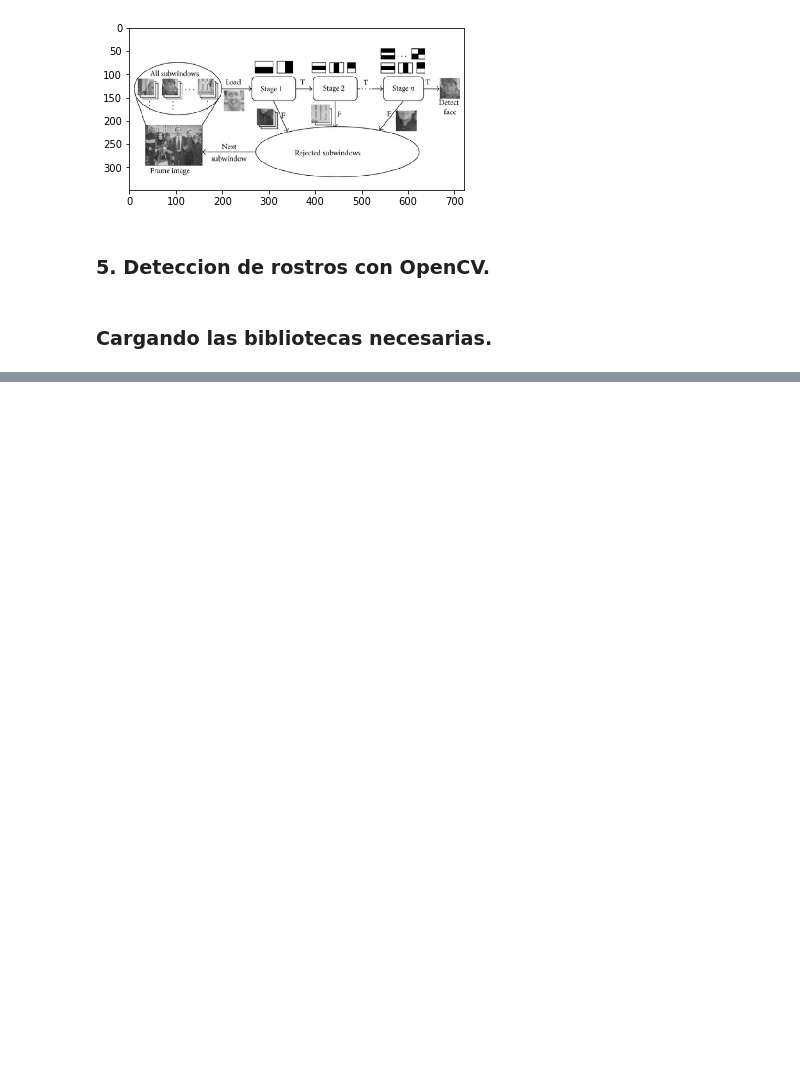
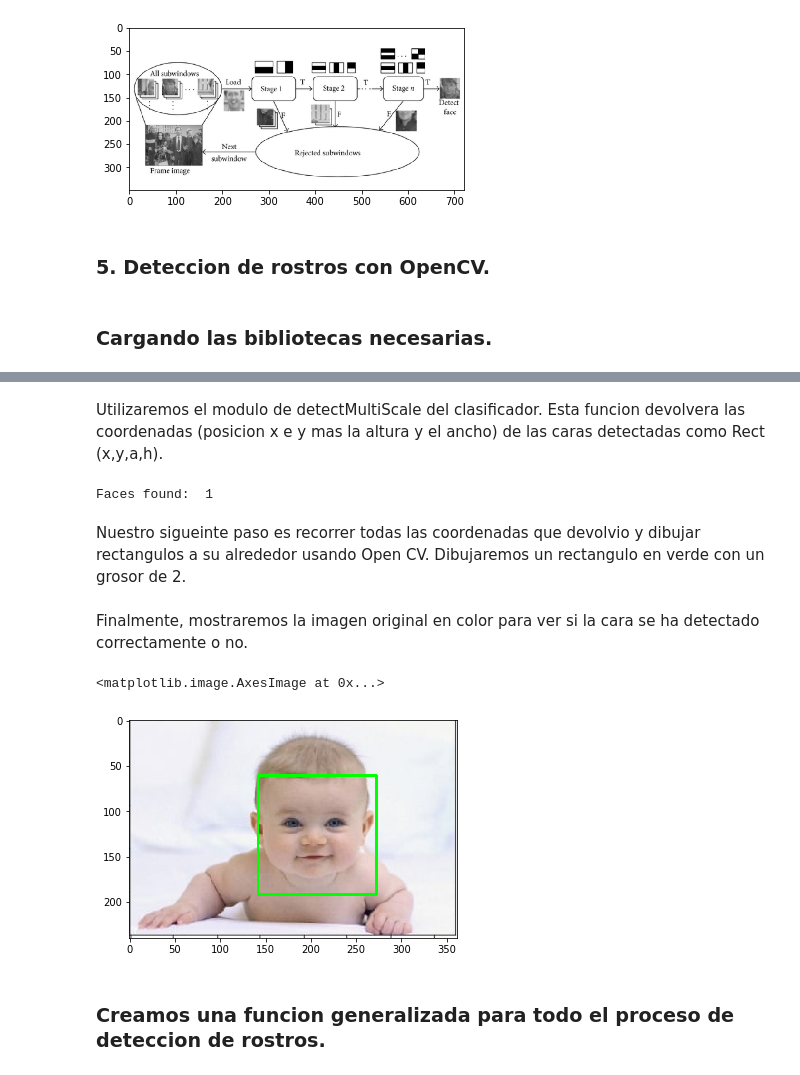
Before and after one commit to Visary12/IA-Clase-M5, a Jupyter notebook: PracticaDeteccionFacial.ipynb, the cells around one changed output, grey strips where cells are left out. Drawn from its saved outputs; the diff is of its cells as text; code cells hidden in the pictures; blank space fills up the shorter version.

```diff
--- a/PracticaDeteccionFacial.ipynb
+++ b/PracticaDeteccionFacial.ipynb
@@ -88,0 +112,3 @@ plt.show()
+# %%
+def convertToRGB(image):
+    return cv2.cvtColor(image, cv2.COLOR_BGR2RGB)
@@ -88,0 +125,11 @@ plt.show()
+# %% [markdown]
+Utilizaremos el modulo de detectMultiScale del clasificador. Esta funcion devolvera las coordenadas (posicion x e y mas la altura y el ancho) de las caras detectadas como Rect (x,y,a,h).
+# %%
+faces_rects = haar_cascade_face.detectMultiScale(test_image_gray, scaleFactor = 1.2, minNeighbors = 5);
+
+# Imprimamos el no. de caras encontradas
+print('Faces found: ', len(faces_rects))
+# %% [output]
+Faces found:  1
+# %% [markdown]
+Nuestro sigueinte paso es recorrer todas las coordenadas que devolvio y dibujar rectangulos a su alrededor usando Open CV. Dibujaremos un rectangulo en verde con un grosor de 2.
@@ -88,0 +139,10 @@ plt.show()
+# %% [markdown]
+Finalmente, mostraremos la imagen original en color para ver si la cara se ha detectado correctamente o no.
+# %%
+# convierte imagen a RGB y muestra la imagen
+plt.imshow(convertToRGB(test_image))
+# %% [output]
+<matplotlib.image.AxesImage at 0x...>
+[figure, added]
+# %% [markdown]
+### Creamos una funcion generalizada para todo el proceso de deteccion de rostros.
```
Also changed, not shown: parts of 13 cells of this notebook.
